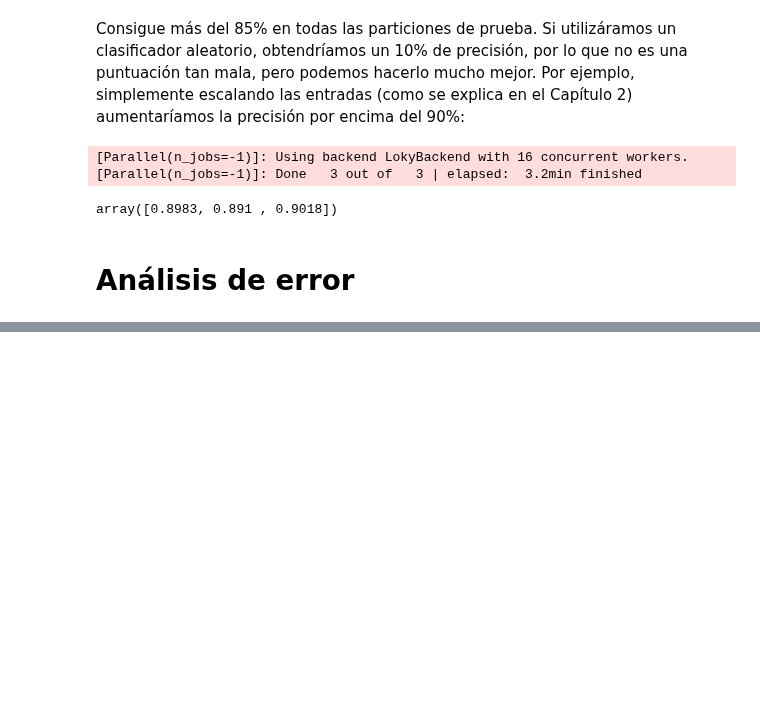
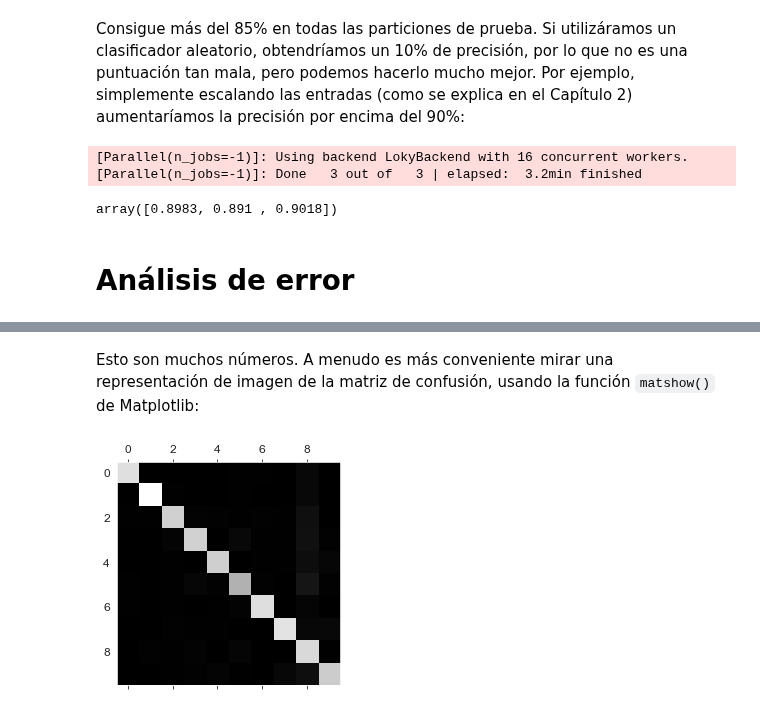
Before and after one commit to SgtSteiner/DataScience, a Jupyter notebook: handson-ml/Ch.03.Clasificación.ipynb, the cells around one changed output, grey strips where cells are left out. Saved outputs shown, nothing was run; the diff lists cells and outputs as text; code cells hidden in the pictures; blank space fills up the shorter version.

```diff
--- a/handson-ml/Ch.03.Clasificación.ipynb
+++ b/handson-ml/Ch.03.Clasificación.ipynb
@@ -589,0 +594,5 @@ array([0.8983, 0.891 , 0.9018])
+# %%
+y_train_pred = cross_val_predict(sgd_clf, X_train_scaled, y_train, cv=3,
+                                n_jobs=-1)
+conf_mx = confusion_matrix(y_train, y_train_pred)
+conf_mx
@@ -589,0 +611,8 @@ array([0.8983, 0.891 , 0.9018])
+# %% [markdown]
+Esto son muchos números. A menudo es más conveniente mirar una representación de imagen de la matriz de confusión, usando la función `matshow()` de Matplotlib:
+# %%
+plt.matshow(conf_mx, cmap=plt.cm.gray)
+plt.grid(False)
+plt.show()
+# %% [output]
+[figure, added]
```
Also changed, not shown: parts of 44 cells of this notebook, 11 other files.
